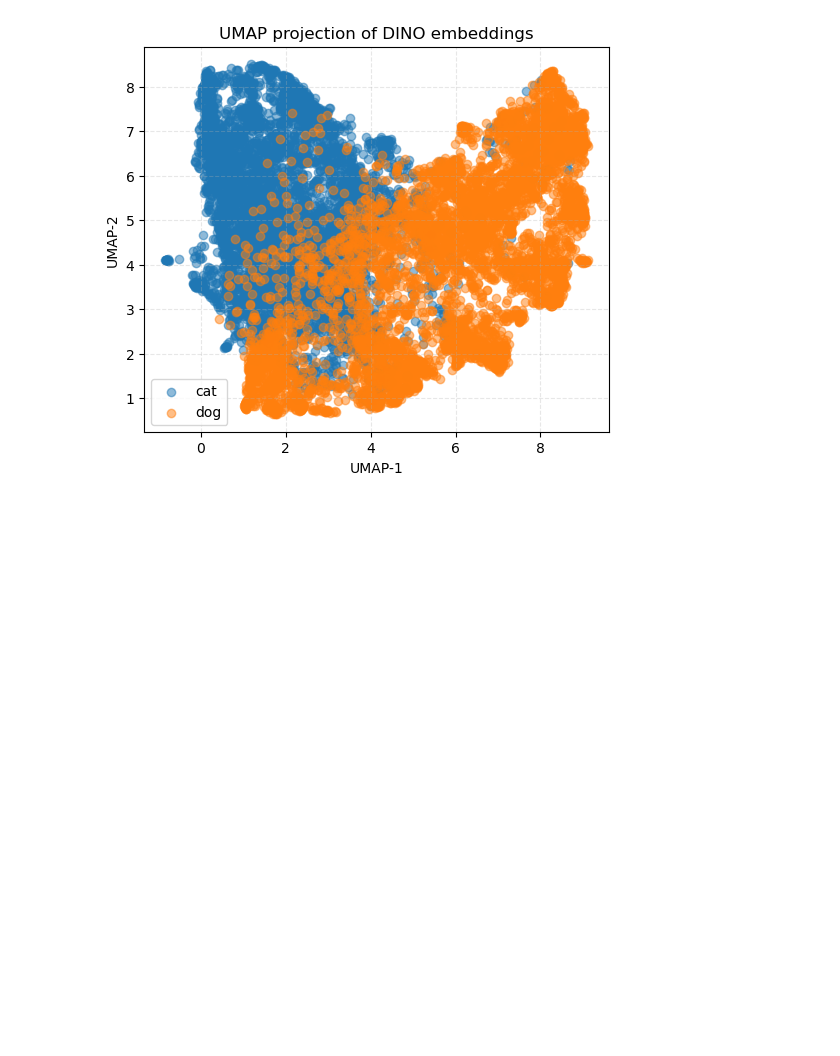
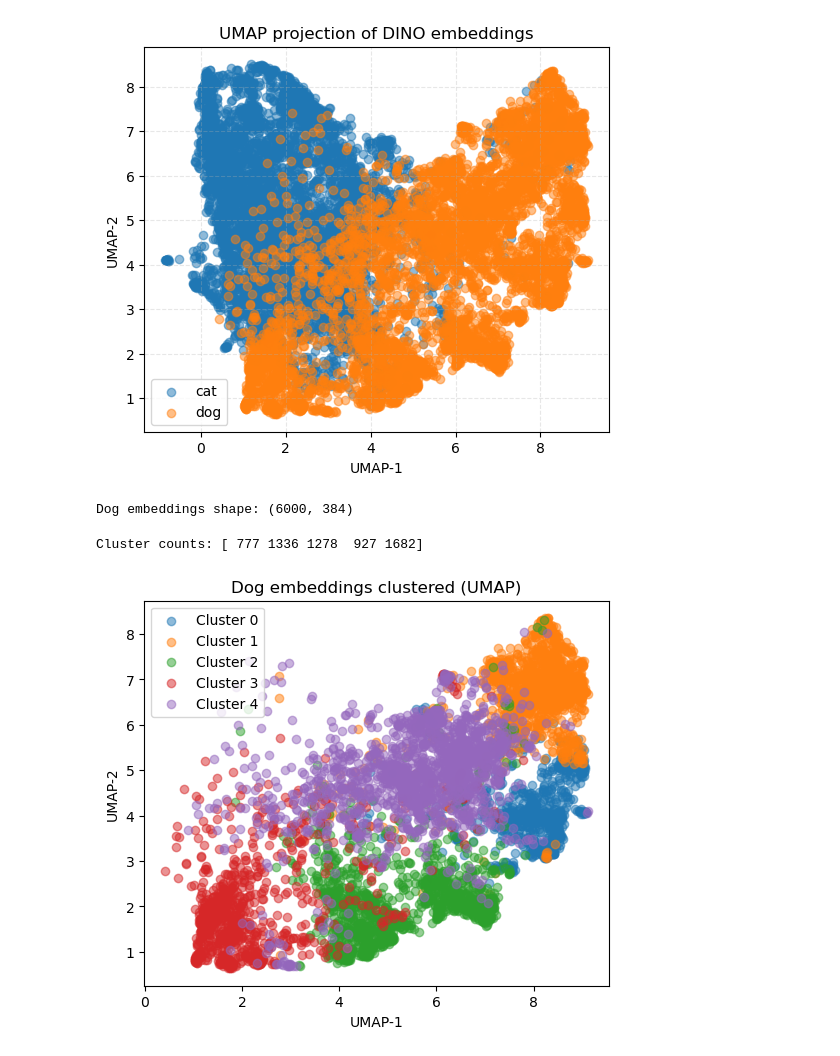
Before and after one commit to sumachinta/DINOv2-embedding-classifier, a Jupyter notebook: test.ipynb, the cells around one changed output. Cells and saved outputs as stored; diff of their text form; code cells hidden in the pictures; blank space fills up the shorter version.

Commit message:
Visualize dog clusters

```diff
--- a/test.ipynb
+++ b/test.ipynb
@@ -231,3 +231,35 @@ plt.grid(True, linestyle="--", alpha=0.3)
 plt.show()
 # %% [output]
 [figure]
+# %%
+# Keep only dog samples (y==1 means dog) to see what are the different clusters in the dog embeddingins in UMAP space
+X_dog = X_all[y_all == 1]
+dog_indices = np.where(y_all == 1)[0]   # indices back into dataset
+print("Dog embeddings shape:", X_dog.shape)
+# %% [output]
+Dog embeddings shape: (6000, 384)
+# %%
+# Clustering dog embeddings with KMeans
+from sklearn.cluster import KMeans
+
+n_clusters = 5   # tweak this number based on how many blobs you saw
+kmeans = KMeans(n_clusters=n_clusters, random_state=42)
+dog_clusters = kmeans.fit_predict(X_dog)
+
+print("Cluster counts:", np.bincount(dog_clusters))
+# %% [output]
+Cluster counts: [ 777 1336 1278  927 1682]
+# %%
+# Visualize dog clusters in UMAP space
+plt.figure(figsize=(6,5))
+for c in range(n_clusters):
+    plt.scatter(X_umap[dog_indices][dog_clusters==c,0],
+                X_umap[dog_indices][dog_clusters==c,1],
+                label=f"Cluster {c}", alpha=0.5)
+plt.title("Dog embeddings clustered (UMAP)")
+plt.xlabel("UMAP-1")
+plt.ylabel("UMAP-2")
+plt.legend()
+plt.show()
+# %% [output]
+[figure, added]
```
Also changed, not shown: parts of 3 cells of this notebook.
